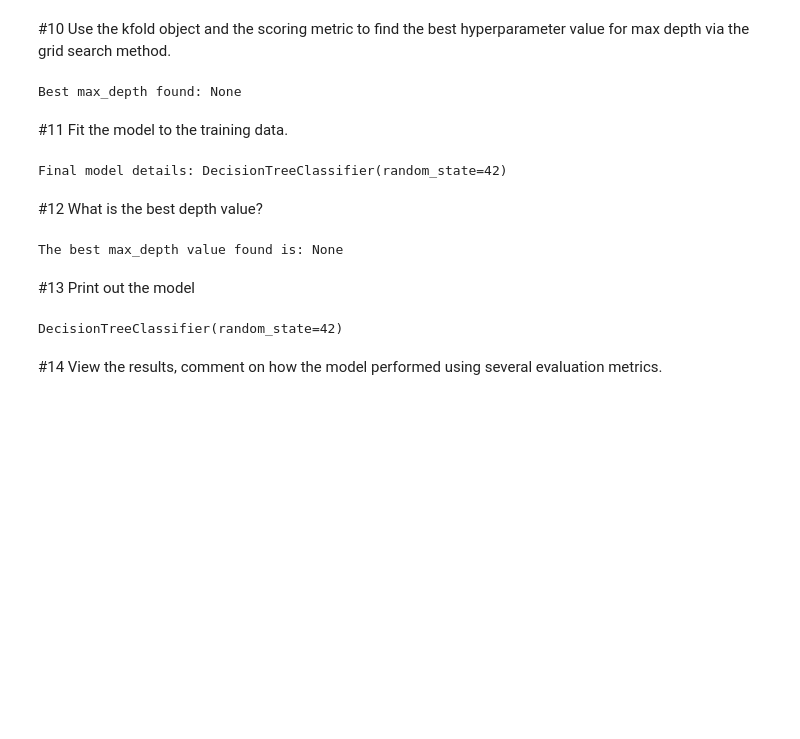
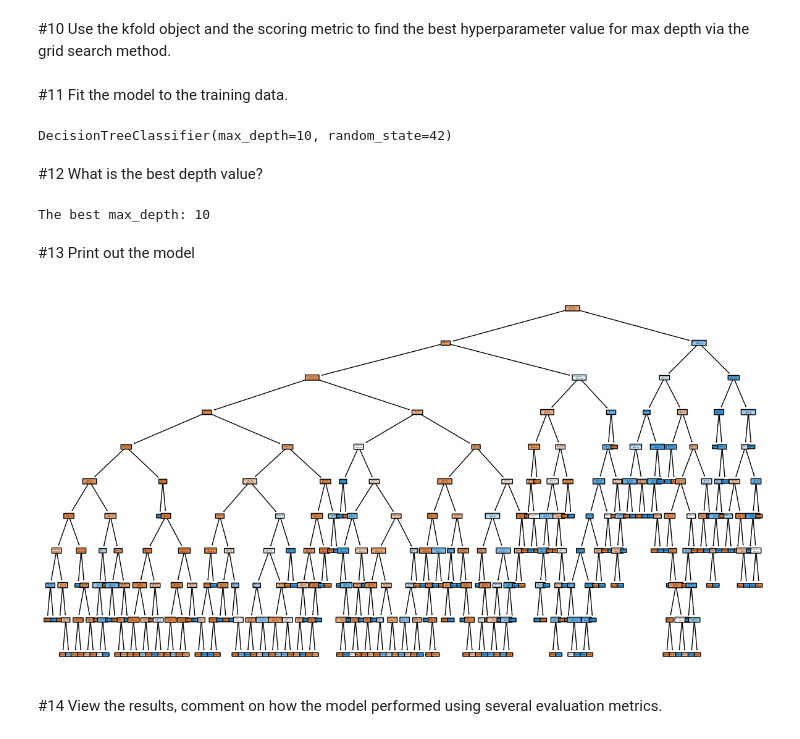
Before and after one commit to yxb8mh/DS-3021, a Jupyter notebook: 08_DT_Class/DT_Class_Lab.ipynb, the cells around one changed output. Saved outputs shown, nothing was run; the diff lists cells and outputs as text; code cells hidden in the pictures; blank space fills up the shorter version.

```diff
--- a/08_DT_Class/DT_Class_Lab.ipynb
+++ b/08_DT_Class/DT_Class_Lab.ipynb
@@ -160,44 +159,33 @@ classifier = DecisionTreeClassifier(random_state=42)
 #set up the grid search with decision tree classifier, param grid, and kfold
 from sklearn.model_selection import GridSearchCV
 
-grid_search = GridSearchCV(classifier, param_grid, kfold, scoring)
+grid_search = GridSearchCV(estimator=classifier, param_grid=param_grid, cv=kfold, scoring=scoring_metric)
-# %% [output]
-Best max_depth found: None
 # %% [markdown]
 #11 Fit the model to the training data.
-# %%
-# -------------------------------
-# Step: Fit the Best Model to the Training Data
-# -------------------------------
-
-# Retrieve the best estimator from the grid search.
-final_model = grid_search.best_estimator_
-
-# (Optional) Re-fit the final model on the entire training set.
-# Note: grid_search.best_estimator_ is already fitted, but you can refit if needed.
-final_model.fit(X_train_encoded, y_train)
-
-# For verification, print the final model.
-print("Final model details:", final_model)
-# %% [output]
-Final model details: DecisionTreeClassifier(random_state=42)
+# %%
+#did grid search on traiing data to find the best max depth then train the tree to find the depth
+grid_search.fit(X_train, y_train)
+best_depth = grid_search.best_params_["max_depth"]
+decisiontree_model = DecisionTreeClassifier(max_depth=best_depth, random_state=42)
+decisiontree_model.fit(X_train, y_train)
+# %% [output]
+DecisionTreeClassifier(max_depth=10, random_state=42)
 # %% [markdown]
 #12 What is the best depth value?
 # %%
-# Retrieve and print the best max_depth value from the grid search.
-best_depth = grid_search.best_params_['max_depth']
-print("The best max_depth value found is:", best_depth)
+#print the best depth value found in the last step in the grid search
+print("The best max_depth:", best_depth)
 # %% [output]
-The best max_depth value found is: None
+The best max_depth: 10
 # %% [markdown]
 #13 Print out the model
-# %%
-# -------------------------------
-# Step: Print Out the Final Model
-# -------------------------------
-# Simply print the final model object to see its parameters and structure.
-print(final_model)
-# %% [output]
-DecisionTreeClassifier(random_state=42)
+# %%
+#print the decision tree model
+from sklearn.tree import plot_tree
+plt.figure(figsize=(15, 8))
+plot_tree(decisiontree_model, feature_names=X.columns, class_names=["bad", "good"], filled=True, rounded=True)
+plt.show()
+# %% [output]
+[figure, added]
 # %% [markdown]
 #14 View the results, comment on how the model performed using several evaluation metrics.
```
Also changed, not shown: parts of 6 cells of this notebook.
